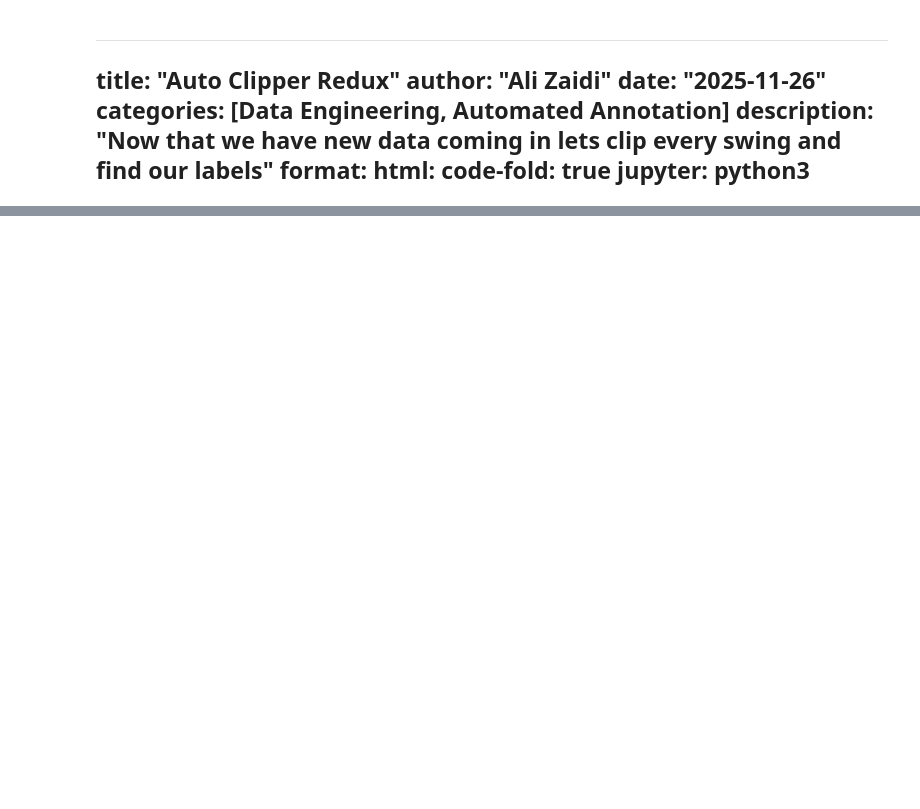
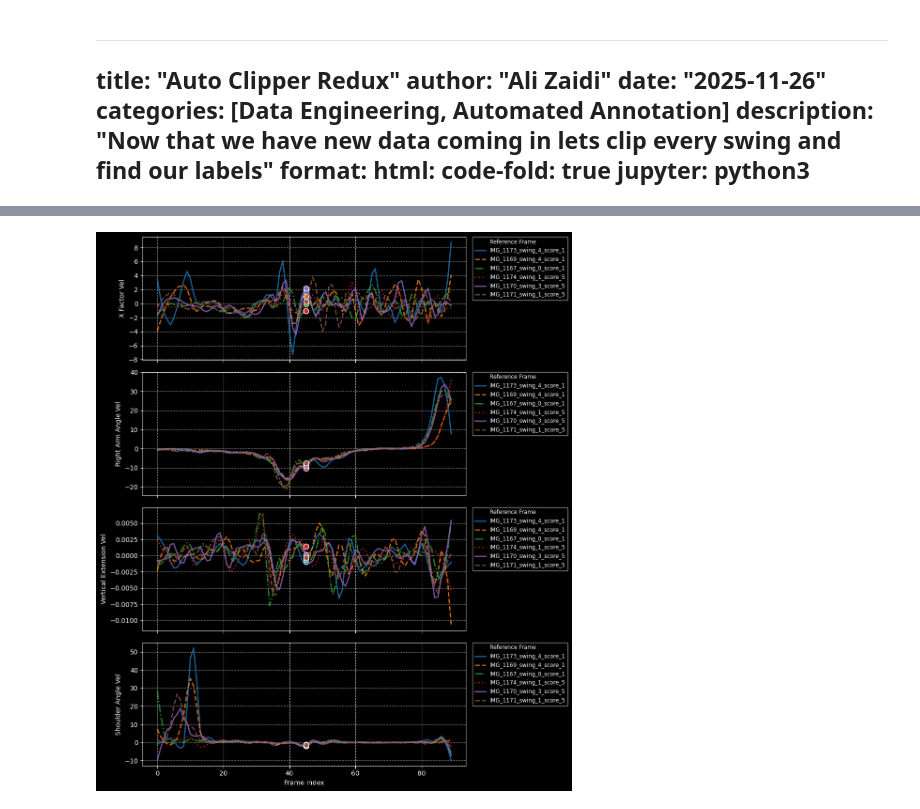
Before and after one commit to azaidi06/eagle-swing, a Jupyter notebook: posts/new_golfer/index.ipynb, the cells around one changed output, grey strips where cells are left out. Drawn from its saved outputs; the diff is of its cells as text; code cells hidden in the pictures; blank space fills up the shorter version.

```diff
--- a/posts/new_golfer/index.ipynb
+++ b/posts/new_golfer/index.ipynb
@@ -122,0 +133,8 @@ fig, axes = plot_upper_body_comparison(
+# %%
+metrics_to_plot = vel_metrics
+plot_swing_metrics(swing_objects[1:7],
+                   metrics_to_plot,
+                   labels=clip_names[1:7],
+                   highlight_frame=45)
+# %% [output]
+[figure, added]
```
Also changed, not shown: parts of 37 cells of this notebook, 9 other files.
